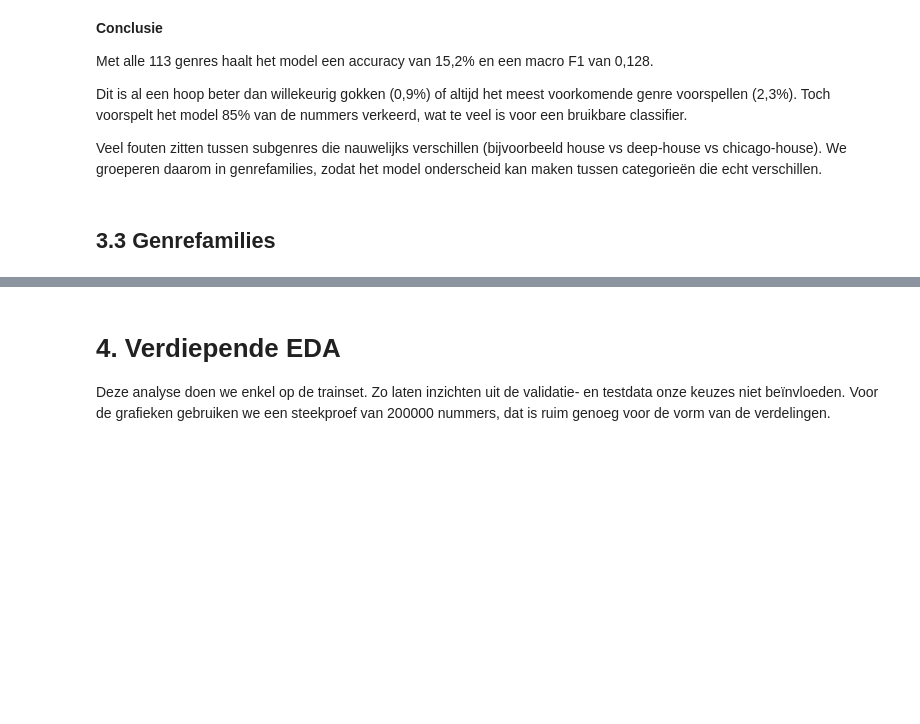
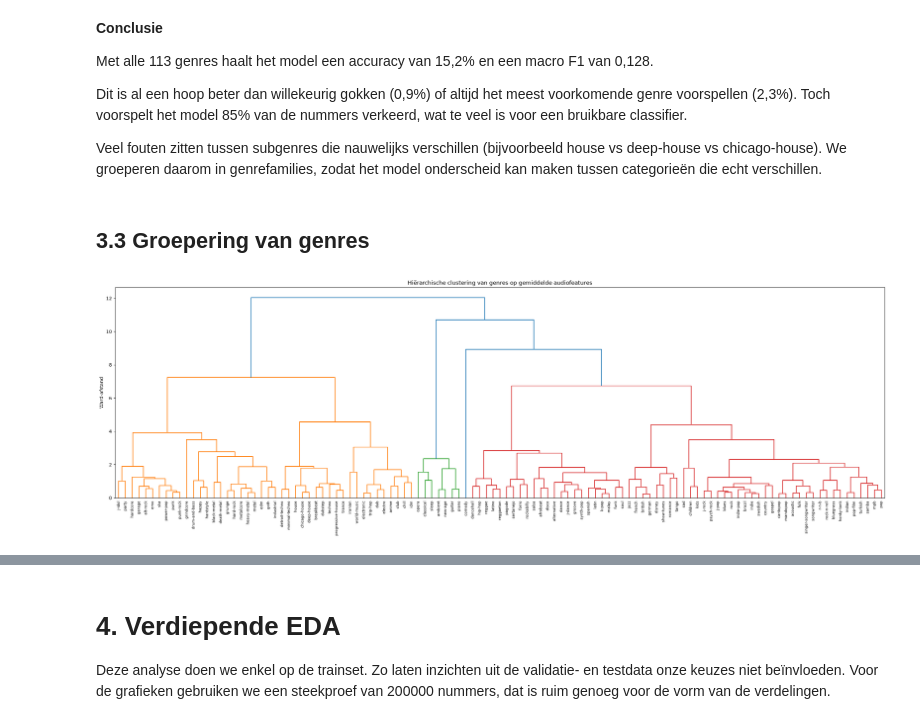
Before and after one commit to Lander123Lander/MachineLearning, a Jupyter notebook: Project.ipynb, the cells around one changed output, grey strips where cells are left out. Drawn from its saved outputs; the diff is of its cells as text; code cells hidden in the pictures; blank space fills up the shorter version.

```diff
--- a/Project.ipynb
+++ b/Project.ipynb
@@ -657,6 +666,30 @@ Toch voorspelt het model 85% van de nummers verkeerd, wat te veel is voor een br
 
 Veel fouten zitten tussen subgenres die nauwelijks verschillen (bijvoorbeeld house vs deep-house vs chicago-house).
 We groeperen daarom in genrefamilies, zodat het model onderscheid kan maken tussen categorieën die echt verschillen.
-# %% [markdown]
-## 3.3 Genrefamilies
+# %% [markdown]
+## 3.3 Groepering van genres
+# %%
+
+feat = ["acousticness", "danceability", "energy", "instrumentalness", "liveness",
+        "loudness", "speechiness", "tempo", "valence", "mode", "duration_seconds"]
+
+X = df[feat].copy()
+X["duration_seconds"] = np.log1p(X["duration_seconds"])
+
+X = pd.DataFrame(StandardScaler().fit_transform(X), columns=feat, index=df.index)
+
+profiel = X.groupby(df["genre"]).mean()
+
+Z = linkage(profiel.values, method="ward")
+
+plt.figure(figsize=(24, 8))
+dendrogram(Z, labels=profiel.index.tolist(),
+           leaf_font_size=8, leaf_rotation=90,
+           color_threshold=0.7 * Z[:, 2].max())
+plt.title("Hiërarchische clustering van genres op gemiddelde audiofeatures")
+plt.ylabel("Ward-afstand")
+plt.tight_layout()
+plt.show()
+# %% [output]
+[figure, added]
 # %%
```
Also changed, not shown: parts of 14 cells of this notebook.
